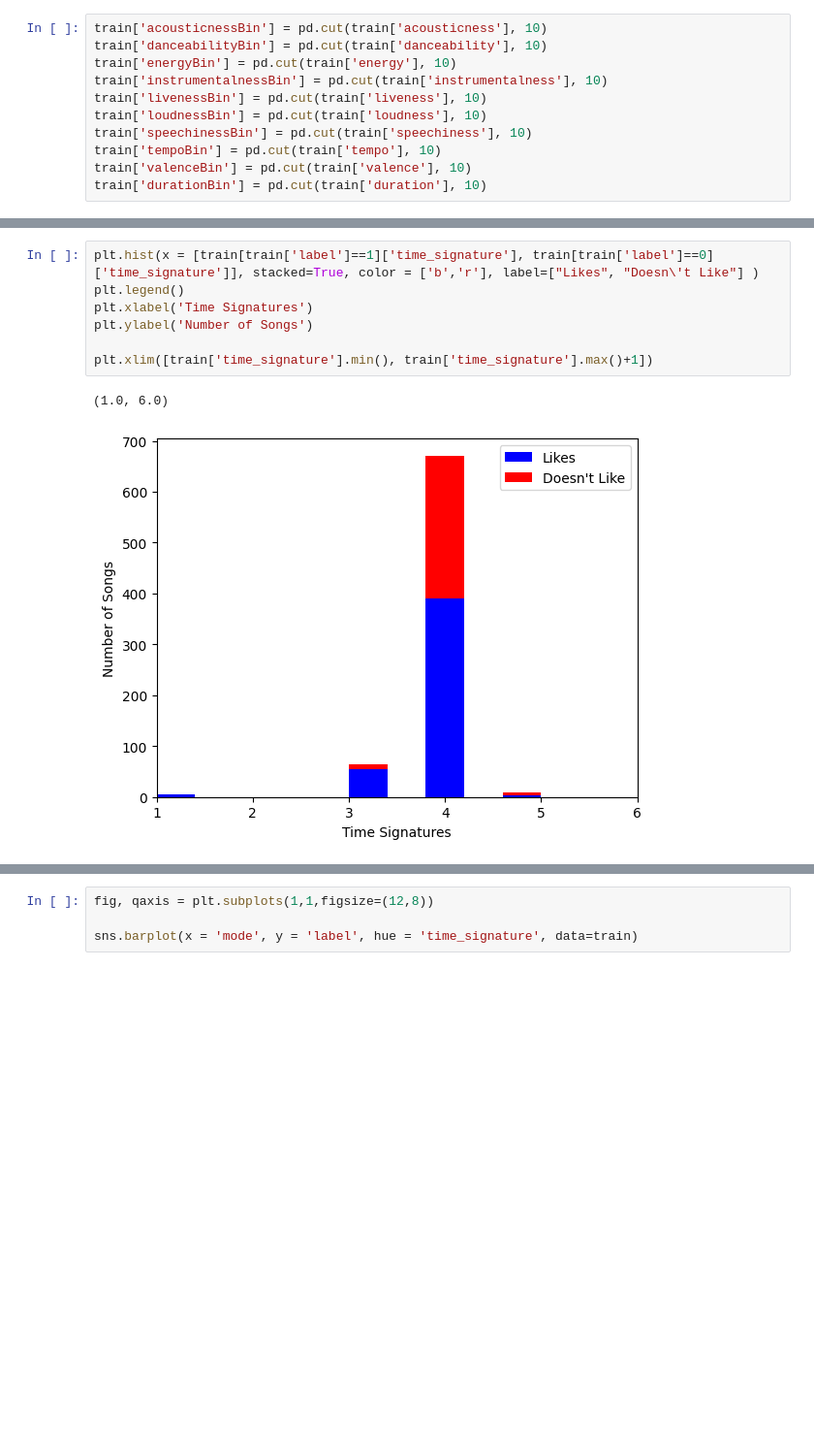
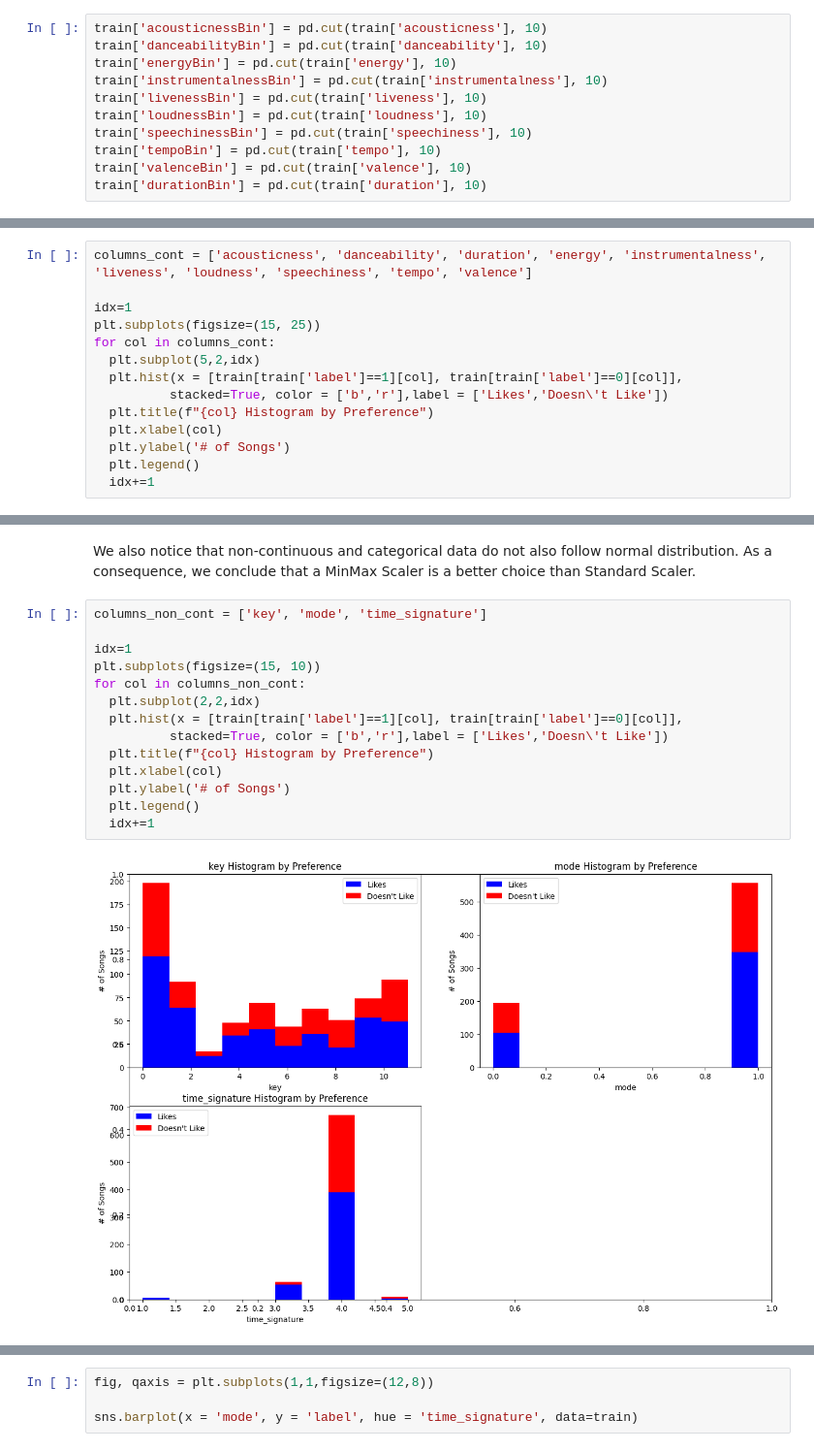
Before and after one commit to srkatsaras/FRTN65---Code-and-Notebooks, a Jupyter notebook: lab_song_classification.ipynb, the cells around one changed output, grey strips where cells are left out. Shown at 97% size. Cells and saved outputs as stored; diff of their text form; blank space fills up the shorter version.

```diff
--- a/lab_song_classification.ipynb
+++ b/lab_song_classification.ipynb
@@ -168,0 +171,14 @@ train['durationBin'] = pd.cut(train['duration'], 10)
+# %%
+columns_cont = ['acousticness', 'danceability', 'duration', 'energy', 'instrumentalness', 'liveness', 'loudness', 'speechiness', 'tempo', 'valence']
+
+idx=1
+plt.subplots(figsize=(15, 25))
+for col in columns_cont:
+  plt.subplot(5,2,idx)
+  plt.hist(x = [train[train['label']==1][col], train[train['label']==0][col]],
+          stacked=True, color = ['b','r'],label = ['Likes','Doesn\'t Like'])
+  plt.title(f"{col} Histogram by Preference")
+  plt.xlabel(col)
+  plt.ylabel('# of Songs')
+  plt.legend()
+  idx+=1
@@ -169,10 +187,18 @@ train['durationBin'] = pd.cut(train['duration'], 10)
+# %% [markdown]
+We also notice that non-continuous and categorical data do not also follow normal distribution. As a consequence, we conclude that a MinMax Scaler is a better choice than Standard Scaler.
 # %%
-plt.hist(x = [train[train['label']==1]['time_signature'], train[train['label']==0]['time_signature']], stacked=True, color = ['b','r'], label=["Likes", "Doesn\'t Like"] )
-plt.legend()
-plt.xlabel('Time Signatures')
-plt.ylabel('Number of Songs')
+columns_non_cont = ['key', 'mode', 'time_signature']
 
-plt.xlim([train['time_signature'].min(), train['time_signature'].max()+1])
+idx=1
+plt.subplots(figsize=(15, 10))
+for col in columns_non_cont:
+  plt.subplot(2,2,idx)
+  plt.hist(x = [train[train['label']==1][col], train[train['label']==0][col]],
+          stacked=True, color = ['b','r'],label = ['Likes','Doesn\'t Like'])
+  plt.title(f"{col} Histogram by Preference")
+  plt.xlabel(col)
+  plt.ylabel('# of Songs')
+  plt.legend()
+  idx+=1
 # %% [output]
-(1.0, 6.0)
-[figure, old version]
+[figure, new version]
```
Also changed, not shown: parts of 40 cells of this notebook.
